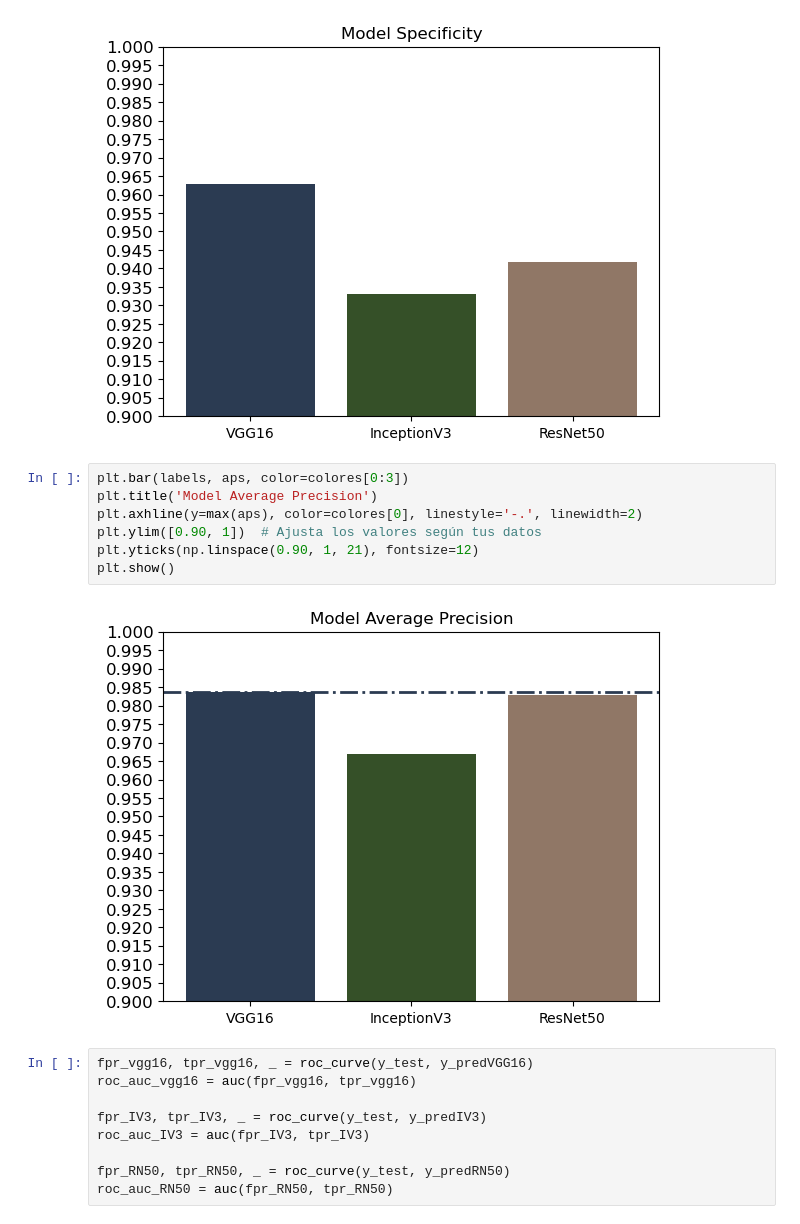
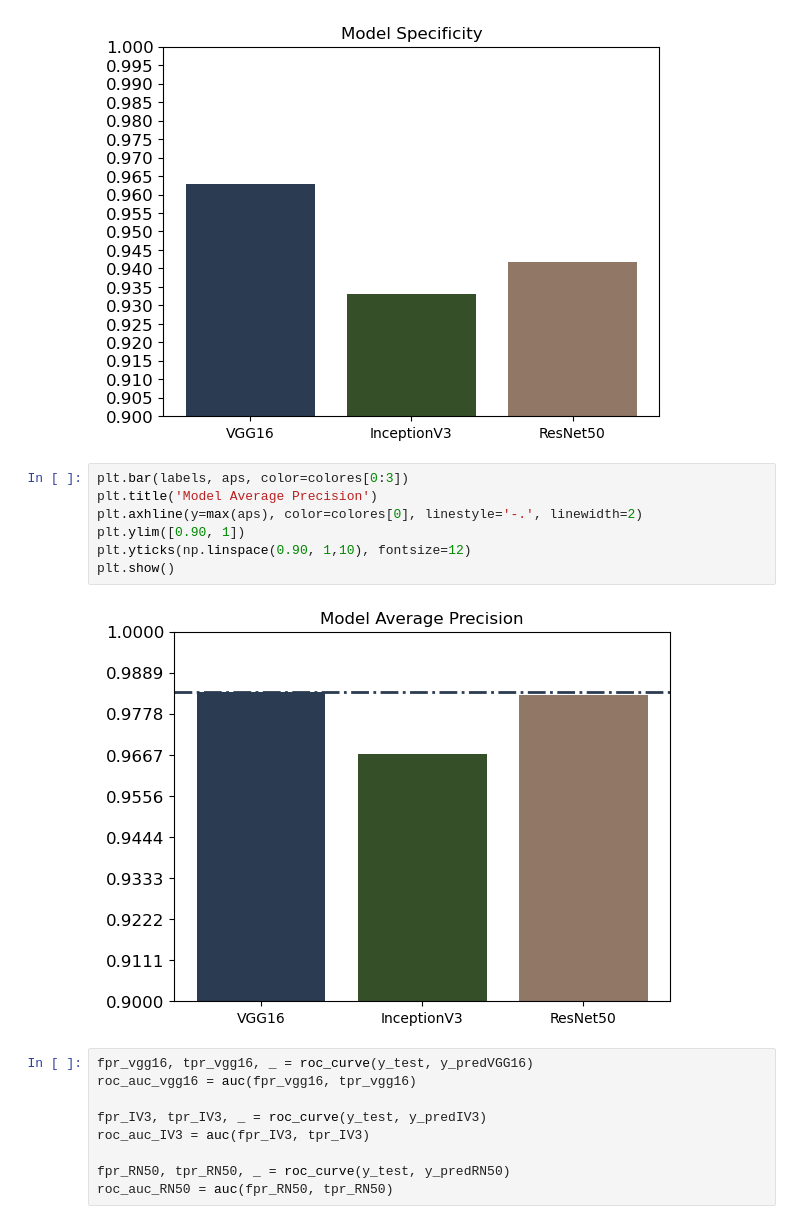
Before and after one commit to lucasarbues/RewildingPA, a Jupyter notebook: ModelosAI/CompentenciaModelos.ipynb, the cells around one changed output. Cells and saved outputs as stored; diff of their text form.

```diff
--- a/ModelosAI/CompentenciaModelos.ipynb
+++ b/ModelosAI/CompentenciaModelos.ipynb
@@ -205,12 +200,12 @@ plt.show()
 # %%
 plt.bar(labels, aps, color=colores[0:3])
 plt.title('Model Average Precision')
 plt.axhline(y=max(aps), color=colores[0], linestyle='-.', linewidth=2)
-plt.ylim([0.90, 1])  # Ajusta los valores según tus datos
-plt.yticks(np.linspace(0.90, 1, 21), fontsize=12)
+plt.ylim([0.90, 1])
+plt.yticks(np.linspace(0.90, 1,10), fontsize=12)
 plt.show()
 # %% [output]
-[figure, old version]
+[figure, new version]
 # %%
 fpr_vgg16, tpr_vgg16, _ = roc_curve(y_test, y_predVGG16)
 roc_auc_vgg16 = auc(fpr_vgg16, tpr_vgg16)
```
Also changed, not shown: parts of 17 cells of this notebook.
